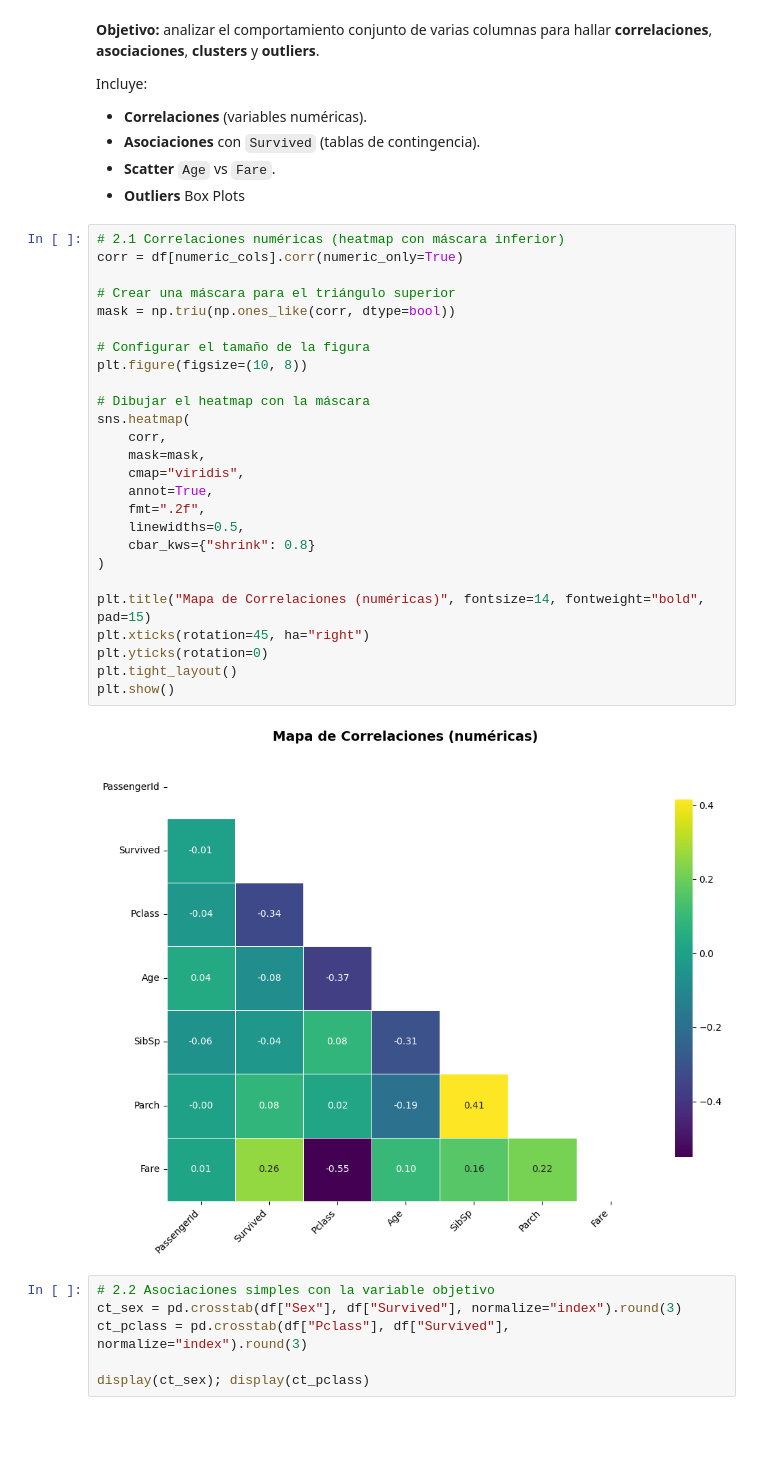
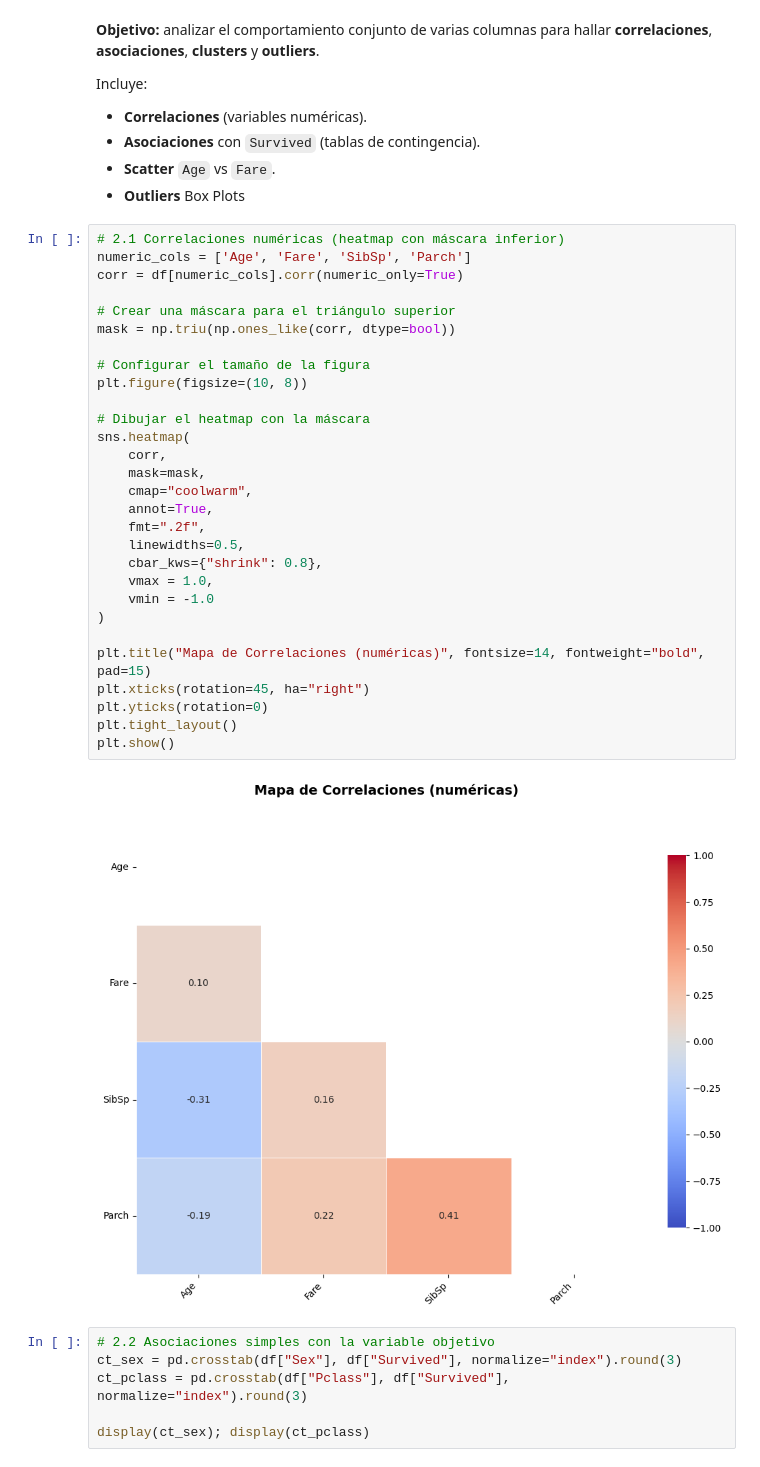
Before and after one commit to cmoralesc730/Proyecto-Integrador-Fundamentos-Ingenieria-Datos, a Jupyter notebook: notebooks/tutoriales/Titanic_Profiling_Full.ipynb, the cells around one changed output. Saved outputs shown, nothing was run; the diff lists cells and outputs as text; blank space fills up the shorter version.

```diff
--- a/notebooks/tutoriales/Titanic_Profiling_Full.ipynb
+++ b/notebooks/tutoriales/Titanic_Profiling_Full.ipynb
@@ -108,32 +205,35 @@ Incluye:
 - **Outliers** Box Plots
 # %%
 # 2.1 Correlaciones numéricas (heatmap con máscara inferior)
+numeric_cols = ['Age', 'Fare', 'SibSp', 'Parch']
 corr = df[numeric_cols].corr(numeric_only=True)
 
 # Crear una máscara para el triángulo superior
 mask = np.triu(np.ones_like(corr, dtype=bool))
 
 # Configurar el tamaño de la figura
 plt.figure(figsize=(10, 8))
 
 # Dibujar el heatmap con la máscara
 sns.heatmap(
     corr,
     mask=mask,
-    cmap="viridis",
+    cmap="coolwarm",
     annot=True,
     fmt=".2f",
     linewidths=0.5,
-    cbar_kws={"shrink": 0.8}
+    cbar_kws={"shrink": 0.8},
+    vmax = 1.0,
+    vmin = -1.0
 )
 
 plt.title("Mapa de Correlaciones (numéricas)", fontsize=14, fontweight="bold", pad=15)
 plt.xticks(rotation=45, ha="right")
 plt.yticks(rotation=0)
 plt.tight_layout()
 plt.show()
 # %% [output]
-[figure, old version]
+[figure, new version]
 # %%
 # 2.2 Asociaciones simples con la variable objetivo
 ct_sex = pd.crosstab(df["Sex"], df["Survived"], normalize="index").round(3)
```
Also changed, not shown: parts of 13 cells of this notebook.
